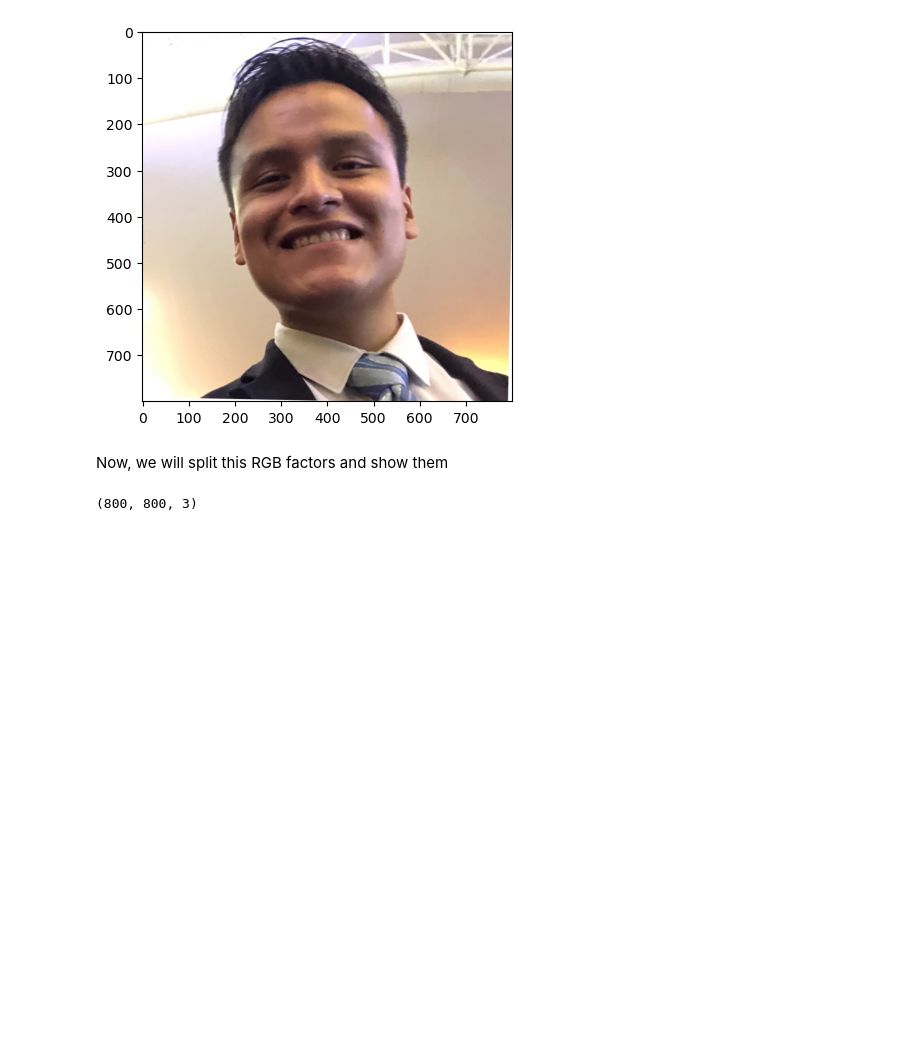
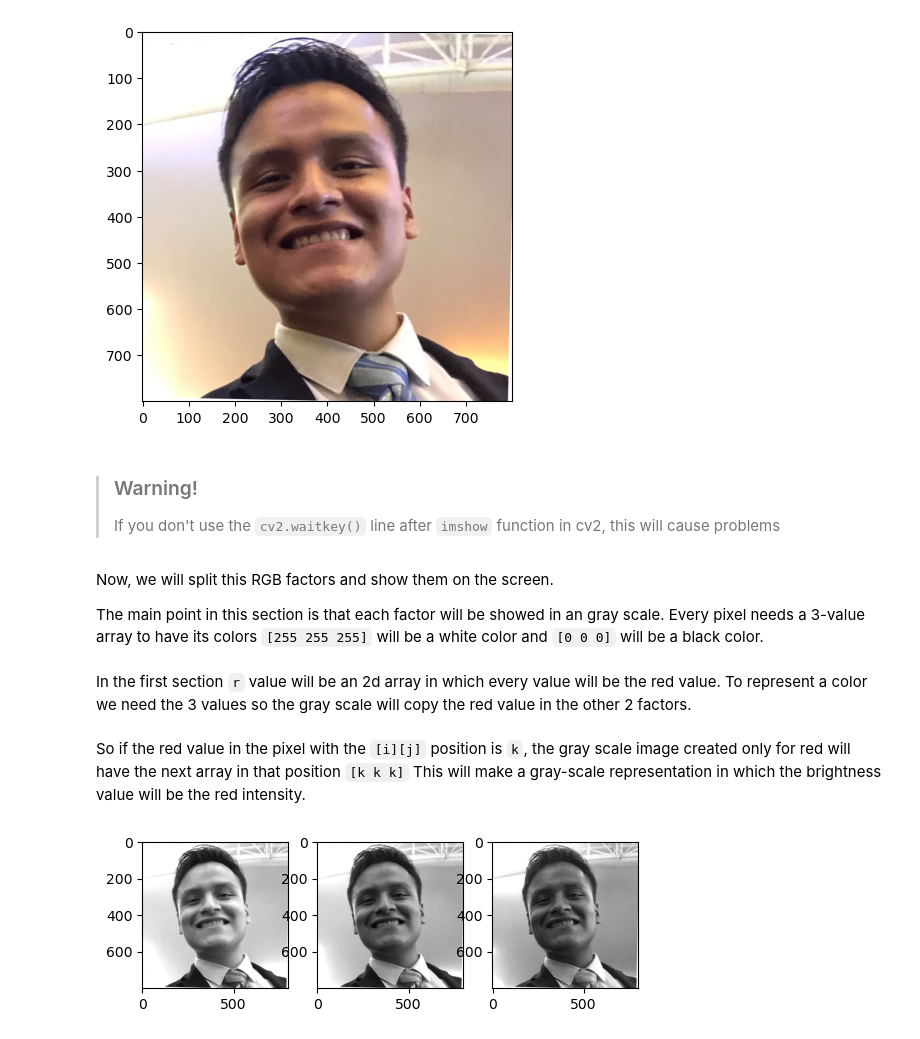
Before and after one commit to lalodsi/Artificial-Vision-Repository, a Jupyter notebook: src/1_Image_Inverter/Untitled.ipynb, the cells around one changed output. Cells and saved outputs as stored; diff of their text form; code cells hidden in the pictures; blank space fills up the shorter version.

```diff
--- a/src/1_Image_Inverter/Untitled.ipynb
+++ b/src/1_Image_Inverter/Untitled.ipynb
@@ -12,24 +18,49 @@ The following methods is used to make the conversion
 
 The `imread` method allows you to split an image into its RGB factors
 # %%
-image = mpimg.imread("foto2.jpg")
-implot = plt.imshow(image)
-plt.show()
+image = cv2.imread("foto2.jpg")
+
+# implot = cv2.imshow('image', image)
+# cv2.waitKey()
+
+# Turn BGR to RGB
+imageRGB = np.array(image)
+
+imageRGB[:,:,0] = image[:,:,2]
+imageRGB[:,:,1] = image[:,:,1]
+imageRGB[:,:,2] = image[:,:,0]
+
+plt.imshow(imageRGB)
+
+image = imageRGB
+del imageRGB
 # %% [output]
 [figure]
+# %% [markdown]
+> ### Warning!
+> If you don't use the `cv2.waitkey()` line after `imshow` function in cv2, this will cause problems
 # %% [markdown]
-Now, we will split this RGB factors and show them
+Now, we will split this RGB factors and show them on the screen.
+
+The main point in this section is that each factor will be showed in an gray scale.
+Every pixel needs a 3-value array to have its colors `[255 255 255]` will be a white color and `[0 0 0]` will be a black color.
+# %% [markdown]
+In the first section `r` value will be an 2d array in which every value will be the red value. To represent a color we need the 3 values so the gray scale will copy the red value in the other 2 factors.
+# %% [markdown]
+So if the red value in the pixel with the `[i][j]` position is `k`, the gray scale image created only for red will have the next array in that position `[k k k]`
+This will make a gray-scale representation in which the brightness value will be the red intensity.
 # %%
-# Split colors
+# Split colors in each RGB factors
+r = image[:,:,0]
+g = image[:,:,1]
+b = image[:,:,2]
 
-type(image)
-print(image.shape)
-
-# r = [(d[0], 0, 0) for d in image]
-# g = [(0, d[1], 0) for d in image]
-# b = [(0, 0, d[2]) for d in image]
-
-# plt.imshow(r)
-# plt.show()
+plt.subplot(1,3,1)
+plt.imshow(r, cmap='gray')
+plt.subplot(1,3,2)
+plt.imshow(g, cmap='gray')
+plt.subplot(1,3,3)
+plt.imshow(b, cmap='gray')
+plt.show()
 # %% [output]
-(800, 800, 3)
+[figure, added]
```
Also changed, not shown: parts of 4 cells of this notebook.
